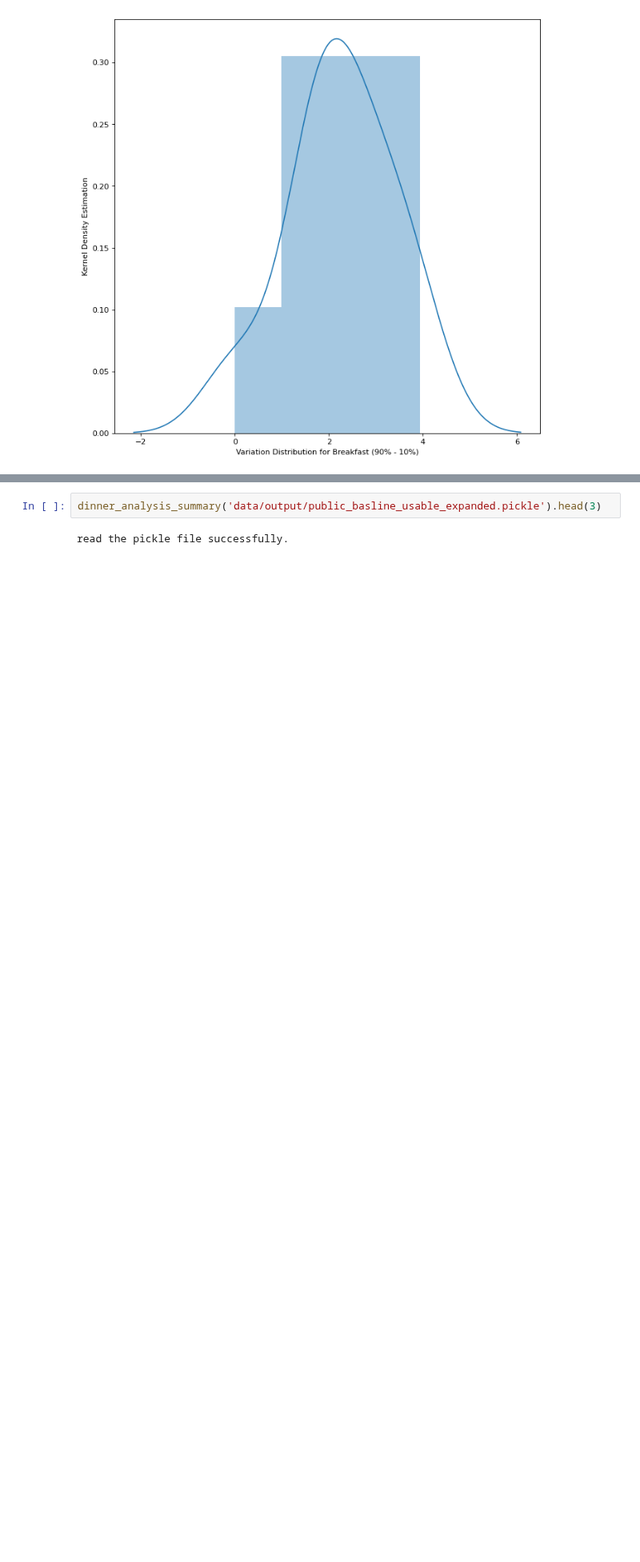
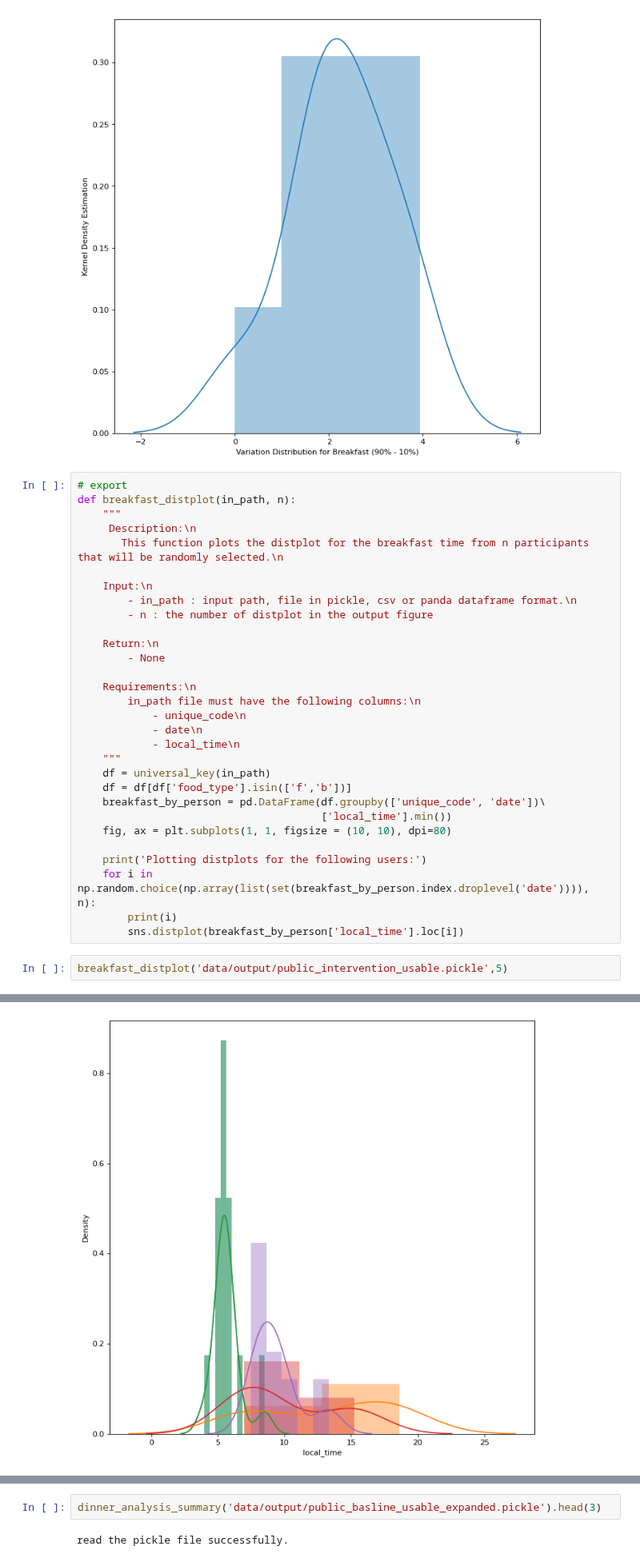
Before and after one commit to tktran11/treets, a Jupyter notebook: 00_core.ipynb, the cells around one changed output, grey strips where cells are left out. Shown at 80% size. Drawn from its saved outputs; the diff is of its cells as text; blank space fills up the shorter version.

Commit message:
update new functions

```diff
--- a/00_core.ipynb
+++ b/00_core.ipynb
@@ -749,3 +745,36 @@ read the pickle file successfully.
 | 1 | alqt14018795225 | 0.000000 | 0.000000 | 0.000000 | 0.0 | 0.000000 | 0.000000 | 0.000000 |
 | 2 | alqt16675467779 | -0.789167 | -0.606667 | -0.429167 | 0.0 | 0.566667 | 1.086667 | 1.748333 |
 [figure]
+# %%
+# export
+def breakfast_distplot(in_path, n):
+    """
+     Description:\n
+       This function plots the distplot for the breakfast time from n participants that will be randomly selected.\n
+
+    Input:\n
+        - in_path : input path, file in pickle, csv or panda dataframe format.\n
+        - n : the number of distplot in the output figure
+
+    Return:\n
+        - None
+
+    Requirements:\n
+        in_path file must have the following columns:\n
+            - unique_code\n
+            - date\n
+            - local_time\n
+    """
+    df = universal_key(in_path)
+    df = df[df['food_type'].isin(['f','b'])]
+    breakfast_by_person = pd.DataFrame(df.groupby(['unique_code', 'date'])\
+                                       ['local_time'].min())
+    fig, ax = plt.subplots(1, 1, figsize = (10, 10), dpi=80)
+
+    print('Plotting distplots for the following users:')
+    for i in np.random.choice(np.array(list(set(breakfast_by_person.index.droplevel('date')))), n):
+        print(i)
+        sns.distplot(breakfast_by_person['local_time'].loc[i])
+# %%
+breakfast_distplot('data/output/public_intervention_usable.pickle',5)
+# %% [output]
@@ -752,3 +788,4 @@ read the pickle file successfully.
+[figure, added]
 # %%
 # export
 def dinner_analysis_summary(in_path, out_path=None, export = False):
```
Also changed, not shown: parts of 6 cells of this notebook, 4 other files.
